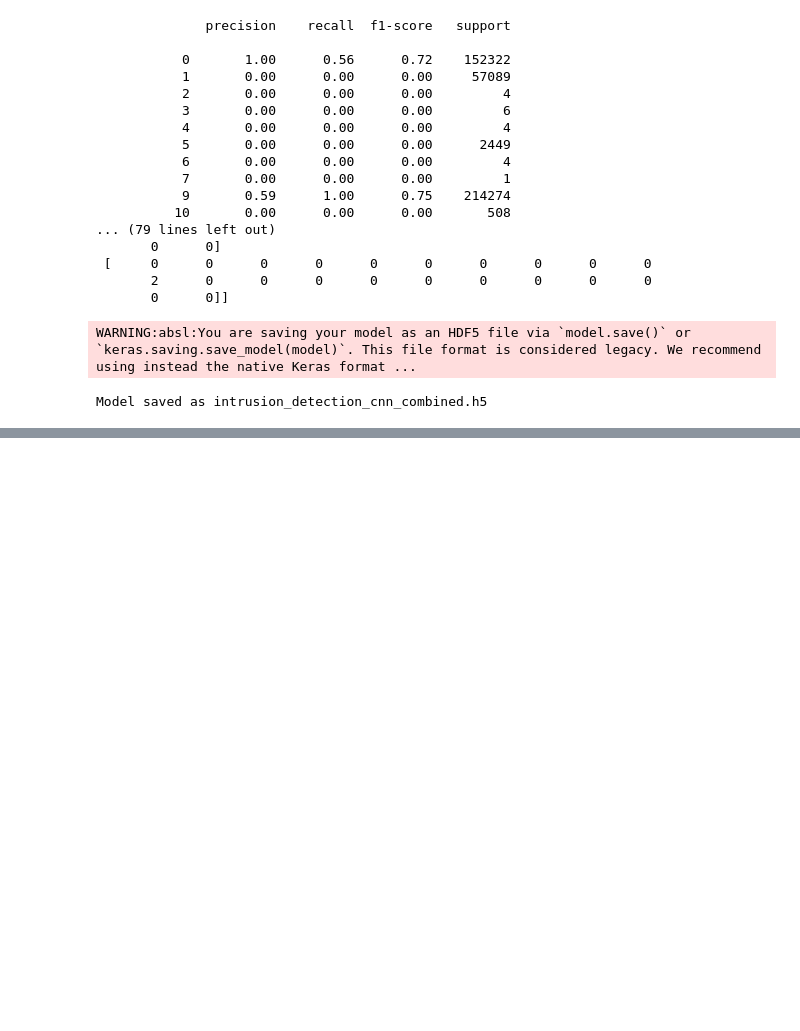
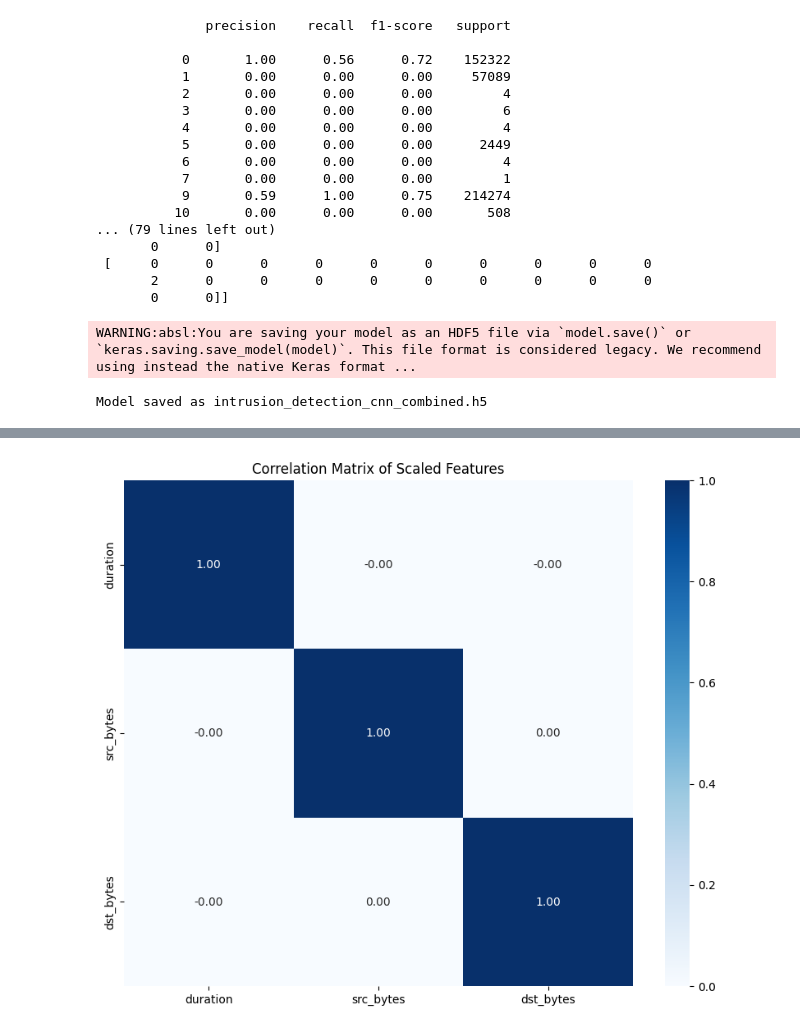
Before and after one commit to ASR16arif/Machine-Learning, a Jupyter notebook: Cyber_Sentinel.ipynb, the cells around one changed output, grey strips where cells are left out. Drawn from its saved outputs; the diff is of its cells as text; code cells hidden in the pictures; blank space fills up the shorter version.

```diff
--- a/Cyber_Sentinel.ipynb
+++ b/Cyber_Sentinel.ipynb
@@ -383,0 +418,10 @@ Model saved as intrusion_detection_cnn_combined.h5
+# %%
+# Correlation Matrix
+corr_matrix = pd.DataFrame(X_test.reshape(X_test.shape[0], X_test.shape[1]), columns=combined_df.columns[:-1]).corr()
+
+plt.figure(figsize=(10, 8))
+sns.heatmap(corr_matrix, annot=True, fmt='.2f', cmap='Blues')
+plt.title('Correlation Matrix of Scaled Features')
+plt.show()
+# %% [output]
+[figure, added]
```
Also changed, not shown: parts of 5 cells of this notebook.
